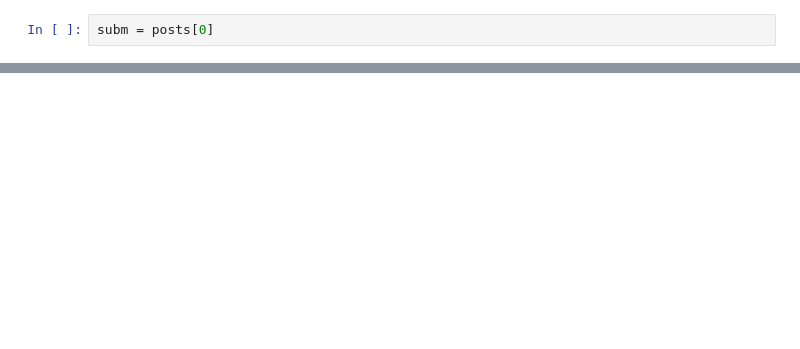
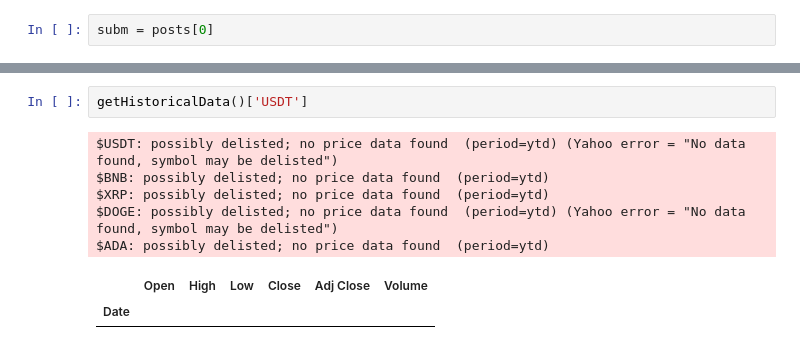
Before and after one commit to ethanrasmussen/reddit_crypto_sentiment_analysis, a Jupyter notebook: notebooks/reddit_testing.ipynb, the cells around one changed output, grey strips where cells are left out. Saved outputs shown, nothing was run; the diff lists cells and outputs as text; blank space fills up the shorter version.

```diff
--- a/notebooks/reddit_testing.ipynb
+++ b/notebooks/reddit_testing.ipynb
@@ -166,0 +238,10 @@ Content sentiment: {'neg': 0.0, 'neu': 0.877, 'pos': 0.123, 'compound': 0.2732}
+# %%
+getHistoricalData()['USDT']
+# %% [output]
+$USDT: possibly delisted; no price data found  (period=ytd) (Yahoo error = "No data found, symbol may be delisted")
+$BNB: possibly delisted; no price data found  (period=ytd)
+$XRP: possibly delisted; no price data found  (period=ytd)
+$DOGE: possibly delisted; no price data found  (period=ytd) (Yahoo error = "No data found, symbol may be delisted")
+$ADA: possibly delisted; no price data found  (period=ytd)
+|  | Open | High | Low | Close | Adj Close | Volume |
+| Date |  |  |  |  |  |  |
```
Also changed, not shown: parts of 11 cells of this notebook, 4 other files.
